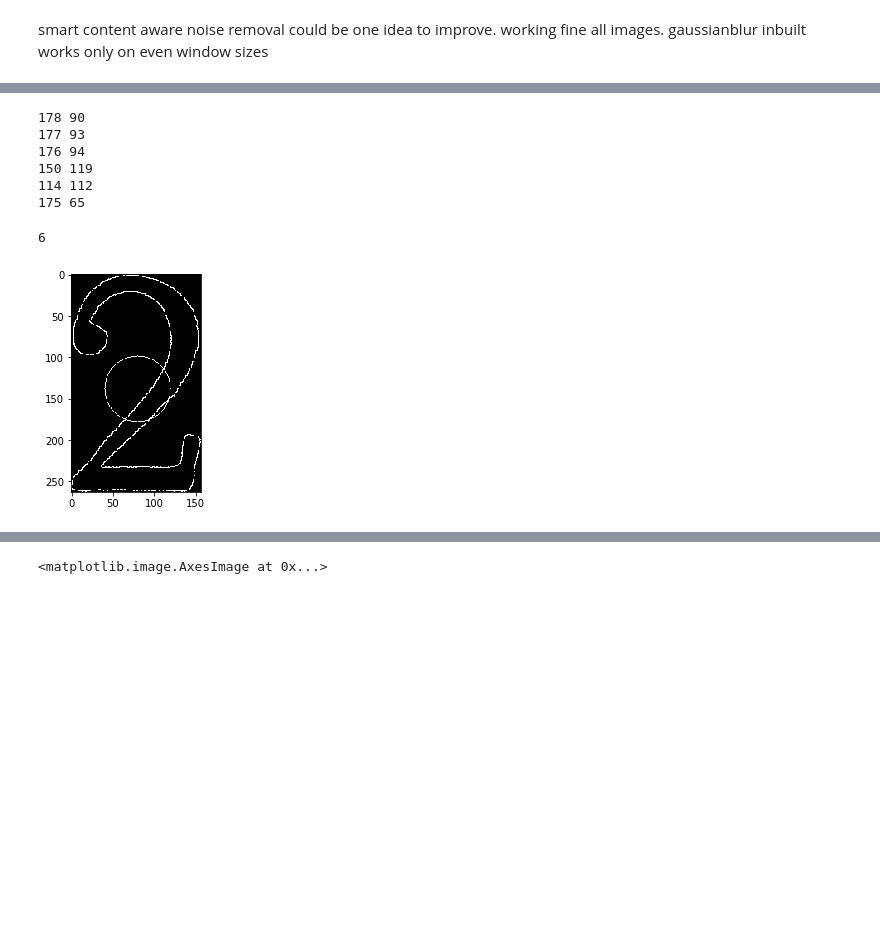
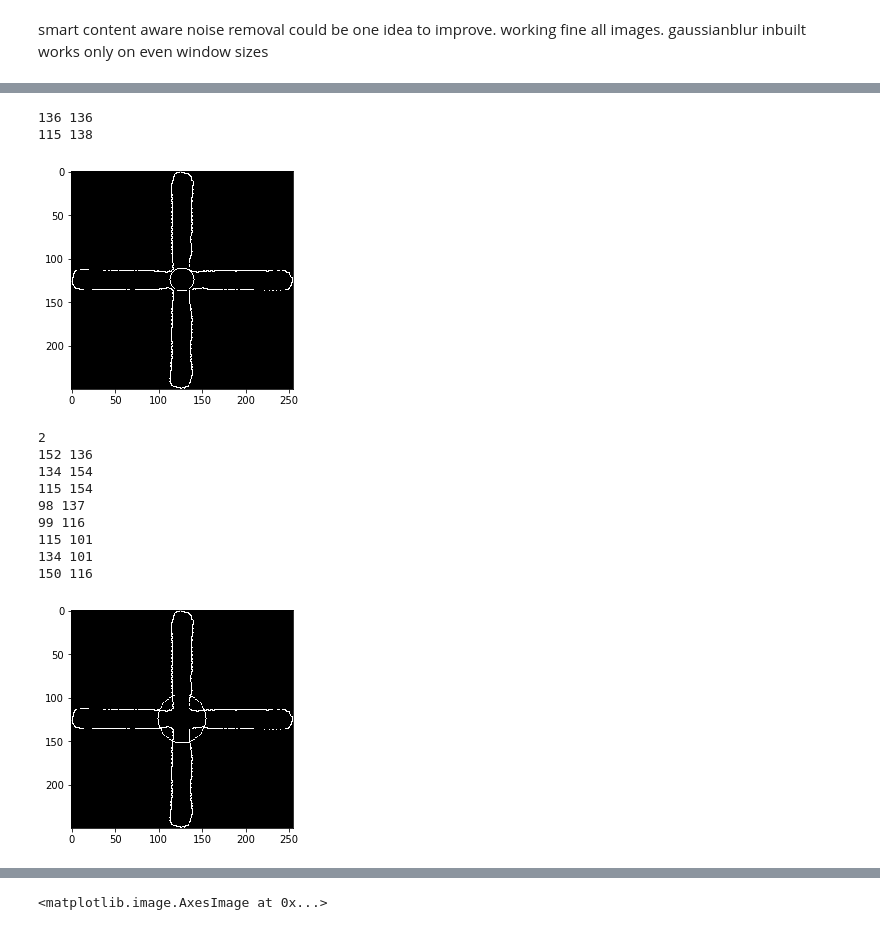
Before and after one commit to SrikarMannepalli/LaTeX-Generation-from-Printed-Equations, a Jupyter notebook: src/bin_skew.ipynb, the cells around one changed output, grey strips where cells are left out. Saved outputs shown, nothing was run; the diff lists cells and outputs as text; code cells hidden in the pictures; blank space fills up the shorter version.

Commit message:
updated circular topology
added 15 feature vector

```diff
--- a/src/bin_skew.ipynb
+++ b/src/bin_skew.ipynb
@@ -327,13 +327,0 @@ Photograph
-# %%
-### circular topology
-img = cv2.imread("../input/eq8_hr.jpg",0)
-#plt.imshow(img,cmap='gray')
-#plt.show()
-#new_img = binarize_input(img)
-#img_rotated = skew_correction(new_img)
-#centroids, bboxs, convex_hulls,imgs = segmentation(img_rotated)
-#centroids_new = create_new_centroids(centroids, bboxs, imgs)
-circle_img = np.zeros(img.shape, np.uint8)
-cv2.circle(circle_img,(2000,2000),280,1,thickness=8)
-plt.figure(figsize=(10,20))
-plt.imshow(circle_img,cmap="gray")
@@ -343,32 +328,61 @@ plt.imshow(circle_img,cmap="gray")
 # %%
+def ang_dist(xx,yy):
+    lis = []
+    for x,y in zip(xx,yy):
+        delta = np.abs(x-y)
+        if delta > np.pi:
+            delta = 2*np.pi-delta
+        lis.append(delta)
+    return max(lis)
 def circular_mask(img,centroid,radius):
-    lastx,lasty = 0
+    lastx,lasty = -10,-10
+    last = 0
     count = 0
+    cut_angles = []
     img = img.astype(np.uint8)
-    for i in np.linspace(0,2*np.pi,3600):
-        x = np.rint(centroid[0] + radius * np.cos(i)).astype(np.int64)
-        y = np.rint(centroid[1] + radius * np.sin(i)).astype(np.int64)
+    angle = np.linspace(0,2*np.pi,3600)
+    circle_x = np.rint(centroid[0]+radius*np.cos(angle)).astype(np.int64)
+    circle_y = np.rint(centroid[1]+radius*np.sin(angle)).astype(np.int64)
+    for x,y,theta in zip(circle_x,circle_y,angle):
         try :
             if img[x,y] != last :
                 last = img[x,y]
-                if img[x,y] == 1:
+                if img[x,y] == 1 and abs(lastx-x)+abs(lasty-y)>15:
                     count += 1
+                    lastx,lasty = x,y
+                    cut_angles.append(theta)
                     print(x,y)
         except:
             pass
-    cv2.circle(img,(int(centroid[1]),int(centroid[0])),radius,1,thickness=1)
+    if count == 0:
+        return 0,0
+    cut_angles = np.asarray(cut_angles)
+    angular_distance = ang_dist(np.roll(cut_angles,1),cut_angles)
+    cv2.circle(img,(int(centroid[1]),int(centroid[0])),int(radius),1,thickness=1)
     plt.imshow(img,cmap="gray")
-    return count
-def func(img,centroid):
-    #radius =
-    pass
-circular_mask(imgs[1],centroids_new[1],40)
+    plt.show()
+    print(count)
+    return count,angular_distance
+def get_circular_topology(img,centroid):
+    circular_topology = np.zeros(16)
+    #finding maximum distance
+    edge_indices = np.argwhere(img)
+    d=np.sqrt(np.max(np.sum((edge_indices-centroid)**2,axis=1)))/9
+    for i in range(1,9):
+        circular_topology[i-1],circular_topology[7+i] = circular_mask(img,centroid,i*d)
+    return circular_topology[:-1]
+get_circular_topology(imgs[7],centroids_new[7])
 # %% [output]
-178 90
-177 93
-176 94
-150 119
-114 112
-175 65
+136 136
+115 138
+[figure, new version]
-6
+2
+152 136
+134 154
+115 154
+98 137
+99 116
+115 101
+134 101
+150 116
-[figure, old version]
+[figure, added]
```
Also changed, not shown: parts of 4 cells of this notebook.
